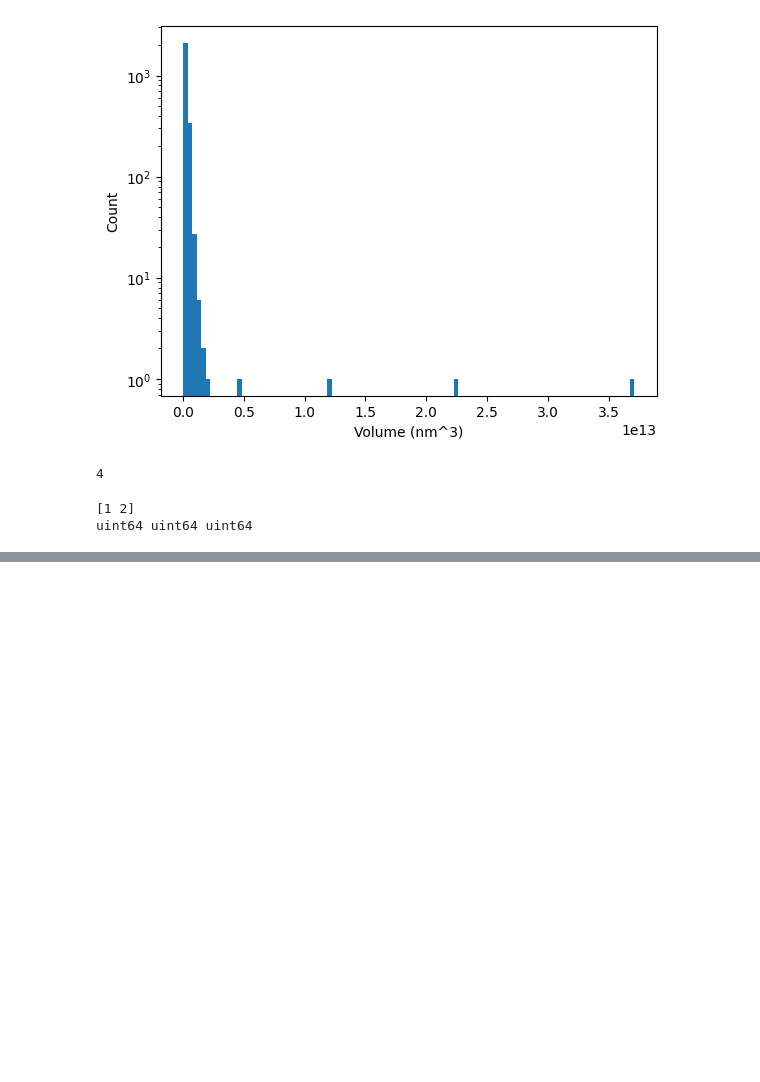
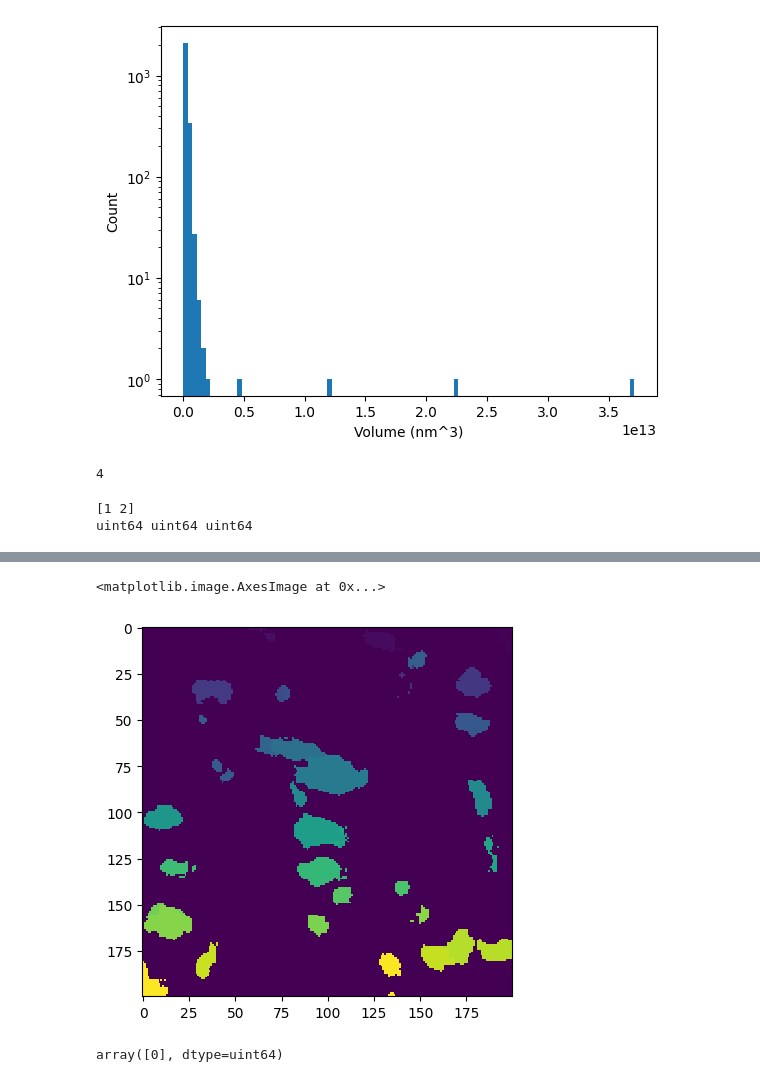
Before and after one commit to davidackerman/plasmodesmata_dacapo, a Jupyter notebook: preprocessing.ipynb, the cells around one changed output, grey strips where cells are left out. Saved outputs shown, nothing was run; the diff lists cells and outputs as text; code cells hidden in the pictures; blank space fills up the shorter version.

```diff
--- a/preprocessing.ipynb
+++ b/preprocessing.ipynb
@@ -465,8 +589,3 @@ print(components)
 
  [[1 7]
   [7 7]]]
-# %%
-s = segmentation.shape
-f = segmentation.flatten()
-f.reshape(s)
-np.array_equal(f.reshape(s),segmentation)
@@ -545,0 +927,61 @@ uint64 uint64 uint64
+# %%
+from funlib.geometry import Roi
+import zarr
+import mwatershed as mws
+from funlib.segment.arrays import relabel, replace_values
+from funlib.persistence import open_ds
+import numpy as np
+import matplotlib.pyplot as plt
+from scipy.ndimage import measurements
+
+# densely annotated validation region:
+offset = np.array([27400, 2000, 5300])
+dimensions = np.array([300, 200, 200])
+zarr_file = zarr.open(f"/nrs/stern/em_data/jrc_22ak351-leaf-3m/jrc_22ak351-leaf-3m.n5", mode="r")
+dataset = "em/fibsem-uint8/s0"
+resolution = np.array(zarr_file[dataset].attrs.asdict()["transform"]["scale"])
+validation_roi = Roi(offset[::-1]*resolution, dimensions[::-1]*resolution)
+
+affs = open_ds("/nrs/cellmap/ackermand/predictions/jrc_22ak351-leaf-3m/jrc_22ak351-leaf-3m.n5","/predictions/2023-05-24/plasmodesmata_affs_lsds/0__affs")
+offsets = affs.data.attrs["affs_offsets"]
+affs = open_ds("/groups/cellmap/cellmap/ackermand/Programming/plasmodesmata_dacapo/temp.n5","pred")
+#offsets = [offset[::-1] for offset in offsets]
+#offsets=[offsets[i] for i in range(8,-1,-1)]
+offsets = offsets[:]
+affs = affs.intersect(validation_roi)
+affs.materialize()
+affs.data=affs.data[:9].astype(np.float64)
+
+filter_fragments = 0.5
+fragments_data = mws.agglom(
+        affs.data - filter_fragments,# + shift + random_noise + smoothed_affs,
+        offsets=offsets,
+    )
+prev_high_mean = 0
+if filter_fragments > 0:
+        average_affs = np.mean(affs.data, axis=0)
+
+        filtered_fragments = []
+
+        fragment_ids = np.unique(fragments_data)
+
+        for fragment, mean in zip(
+            fragment_ids, measurements.mean(average_affs, fragments_data, fragment_ids)
+        ):
+            if mean < filter_fragments:
+                filtered_fragments.append(fragment)
+            if mean>filter_fragments:
+                #print(fragment,np.sum(fragments_data == fragment))
+                prev_high_mean=mean
+
+        filtered_fragments = np.array(filtered_fragments, dtype=fragments_data.dtype)
+        replace = np.zeros_like(filtered_fragments)
+        replace_values(fragments_data, filtered_fragments, replace, inplace=True)
+plt.imshow(fragments_data[:,:,150],interpolation="none")
+# %% [output]
+<matplotlib.image.AxesImage at 0x...>
+[figure, added]
+# %%
+np.unique(fragments_data)
+# %% [output]
+array([0], dtype=uint64)
```
Also changed, not shown: parts of 37 cells of this notebook.
